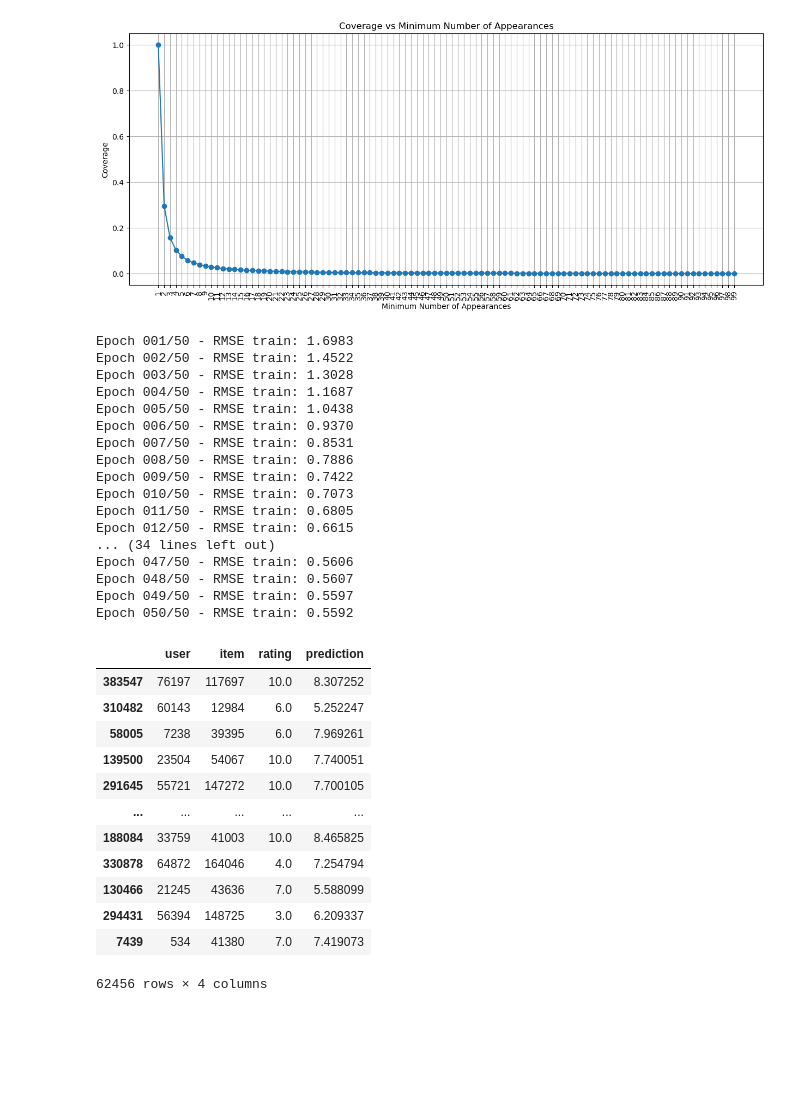
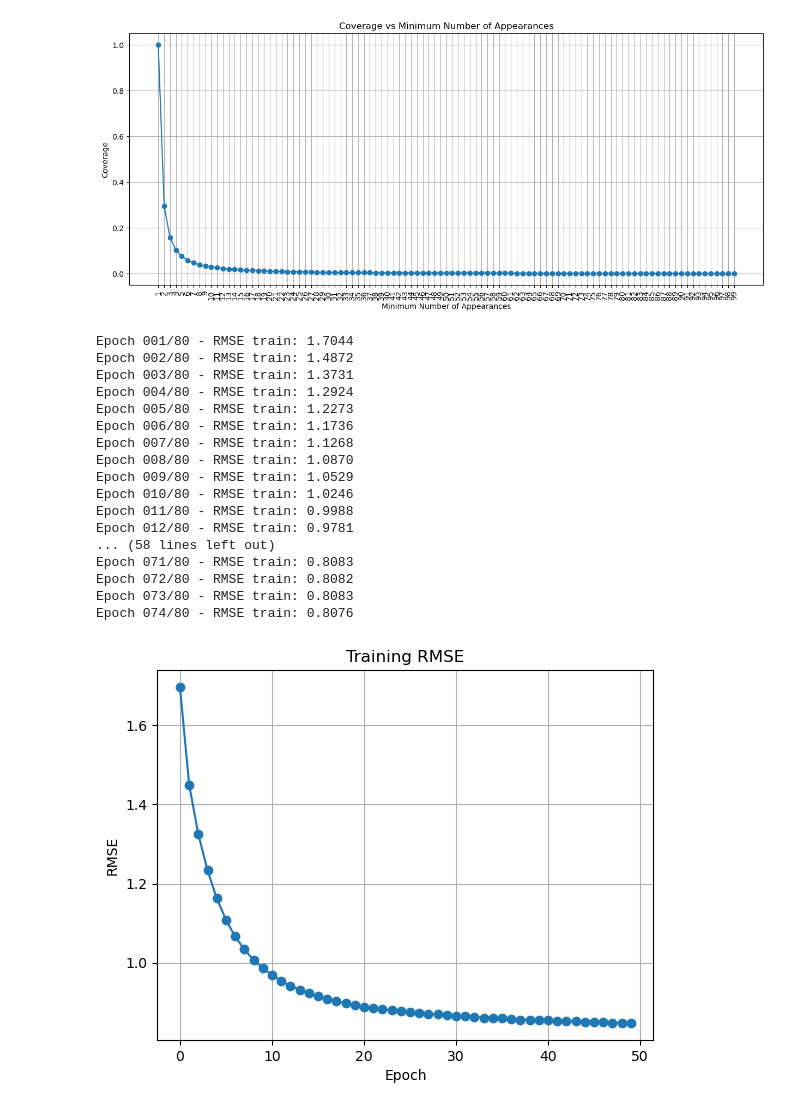
Before and after one commit to Mariogarber/recomendation-system, a Jupyter notebook: colaborative-filtering/knn.ipynb, the cells around one changed output. Saved outputs shown, nothing was run; the diff lists cells and outputs as text; code cells hidden in the pictures; blank space fills up the shorter version.

```diff
--- a/colaborative-filtering/knn.ipynb
+++ b/colaborative-filtering/knn.ipynb
@@ -77,48 +77,39 @@ plt.show()
 # %% [output]
 [figure]
 # %%
-from metrics.PMF import MatrixFactorization
+from model.PMF import MatrixFactorization
 from sklearn.model_selection import train_test_split
 
 train_data, test_data = train_test_split(train_data, test_size=0.2, random_state=42)
 
-mf = MatrixFactorization(n_factors=20, n_epochs=50, lr=0.1, reg=0.3)
+mf = MatrixFactorization(n_factors=10, n_epochs=80, lr=0.1, reg=0.5, verbose=True)
 mf = mf.fit(train_data)
 
 predictions = mf.predict_df(test_data)
 
 predictions
 # %% [output]
-Epoch 001/50 - RMSE train: 1.6983
-Epoch 002/50 - RMSE train: 1.4522
-Epoch 003/50 - RMSE train: 1.3028
-Epoch 004/50 - RMSE train: 1.1687
-Epoch 005/50 - RMSE train: 1.0438
-Epoch 006/50 - RMSE train: 0.9370
-Epoch 007/50 - RMSE train: 0.8531
-Epoch 008/50 - RMSE train: 0.7886
-Epoch 009/50 - RMSE train: 0.7422
-Epoch 010/50 - RMSE train: 0.7073
-Epoch 011/50 - RMSE train: 0.6805
-Epoch 012/50 - RMSE train: 0.6615
-... (34 lines left out)
-Epoch 047/50 - RMSE train: 0.5606
-Epoch 048/50 - RMSE train: 0.5607
-Epoch 049/50 - RMSE train: 0.5597
-Epoch 050/50 - RMSE train: 0.5592
+Epoch 001/80 - RMSE train: 1.7044
+Epoch 002/80 - RMSE train: 1.4872
+Epoch 003/80 - RMSE train: 1.3731
+Epoch 004/80 - RMSE train: 1.2924
+Epoch 005/80 - RMSE train: 1.2273
+Epoch 006/80 - RMSE train: 1.1736
+Epoch 007/80 - RMSE train: 1.1268
+Epoch 008/80 - RMSE train: 1.0870
+Epoch 009/80 - RMSE train: 1.0529
+Epoch 010/80 - RMSE train: 1.0246
+Epoch 011/80 - RMSE train: 0.9988
+Epoch 012/80 - RMSE train: 0.9781
+... (58 lines left out)
+Epoch 071/80 - RMSE train: 0.8083
+Epoch 072/80 - RMSE train: 0.8082
+Epoch 073/80 - RMSE train: 0.8083
+Epoch 074/80 - RMSE train: 0.8076
-|  | user | item | rating | prediction |
-| 383547 | 76197 | 117697 | 10.0 | 8.307252 |
-| 310482 | 60143 | 12984 | 6.0 | 5.252247 |
-| 58005 | 7238 | 39395 | 6.0 | 7.969261 |
-| 139500 | 23504 | 54067 | 10.0 | 7.740051 |
-| 291645 | 55721 | 147272 | 10.0 | 7.700105 |
-| ... | ... | ... | ... | ... |
-| 188084 | 33759 | 41003 | 10.0 | 8.465825 |
-| 330878 | 64872 | 164046 | 4.0 | 7.254794 |
-| 130466 | 21245 | 43636 | 7.0 | 5.588099 |
-| 294431 | 56394 | 148725 | 3.0 | 6.209337 |
-| 7439 | 534 | 41380 | 7.0 | 7.419073 |
-62456 rows × 4 columns
+# %%
+mf.plot_training()
+# %% [output]
+[figure, added]
 # %%
 errors = np.abs(predictions['rating'] - predictions['prediction'])
 
```
Also changed, not shown: parts of 1 cell of this notebook, 3 other files.
